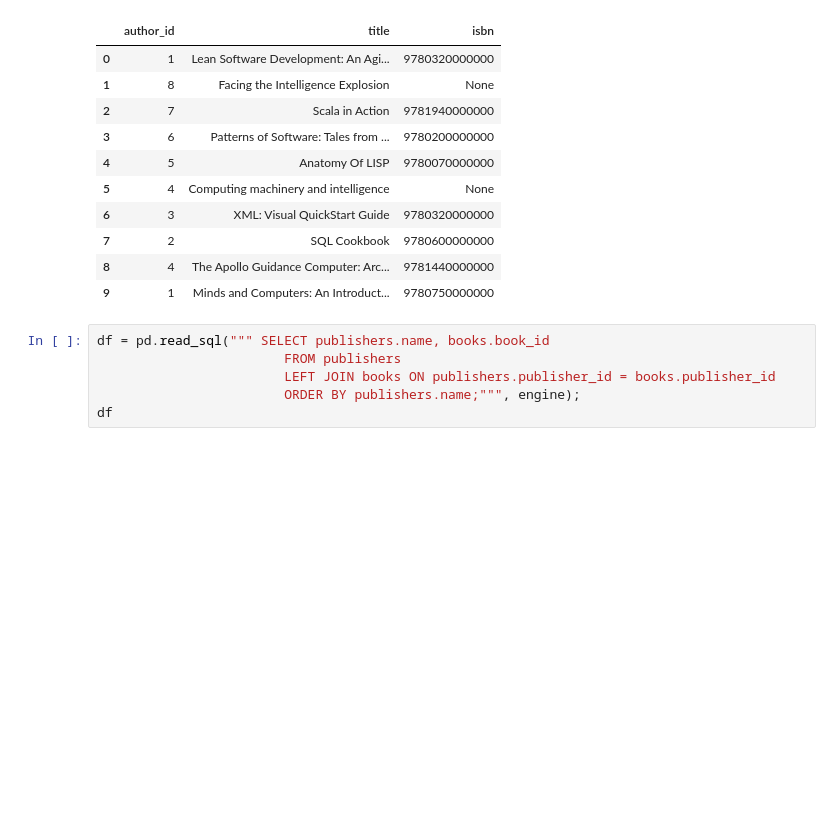
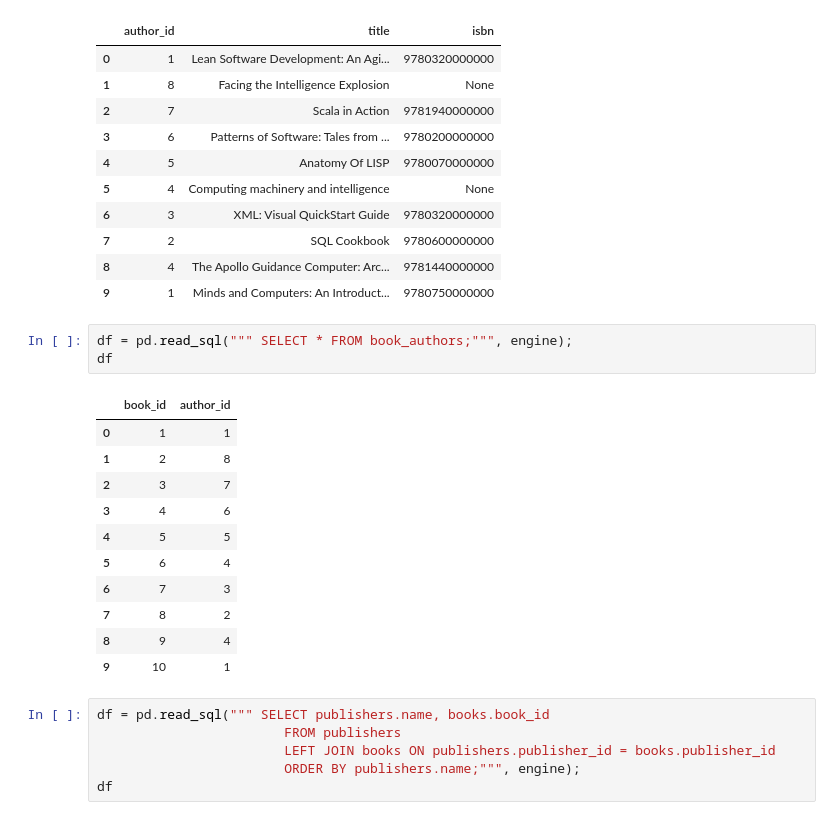
Before and after one commit to emilceinfante/connecting-to-a-sql-database-project-tutorial, a Jupyter notebook: src/ejercicio.ipynb, the cells around one changed output. Saved outputs shown, nothing was run; the diff lists cells and outputs as text; blank space fills up the shorter version.

```diff
--- a/src/ejercicio.ipynb
+++ b/src/ejercicio.ipynb
@@ -116,6 +165,21 @@ df
 | 7 | 2 | SQL Cookbook | 9780600000000 |
 | 8 | 4 | The Apollo Guidance Computer: Arc... | 9781440000000 |
 | 9 | 1 | Minds and Computers: An Introduct... | 9780750000000 |
+# %%
+df = pd.read_sql(""" SELECT * FROM book_authors;""", engine);
+df
+# %% [output]
+|  | book_id | author_id |
+| 0 | 1 | 1 |
+| 1 | 2 | 8 |
+| 2 | 3 | 7 |
+| 3 | 4 | 6 |
+| 4 | 5 | 5 |
+| 5 | 6 | 4 |
+| 6 | 7 | 3 |
+| 7 | 8 | 2 |
+| 8 | 9 | 4 |
+| 9 | 10 | 1 |
 # %%
 df = pd.read_sql(""" SELECT publishers.name, books.book_id
                         FROM publishers
```
Also changed, not shown: parts of 1 cell of this notebook.
